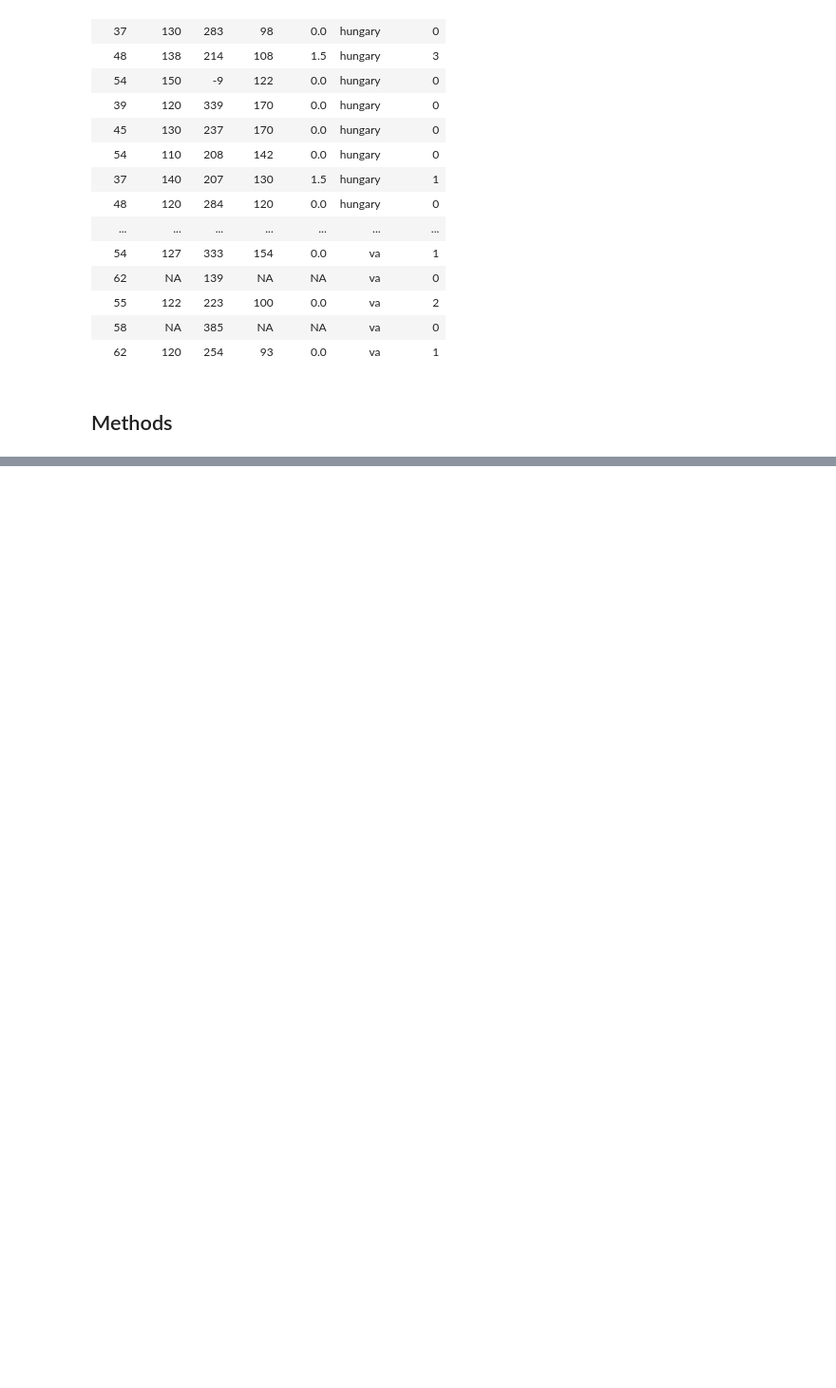
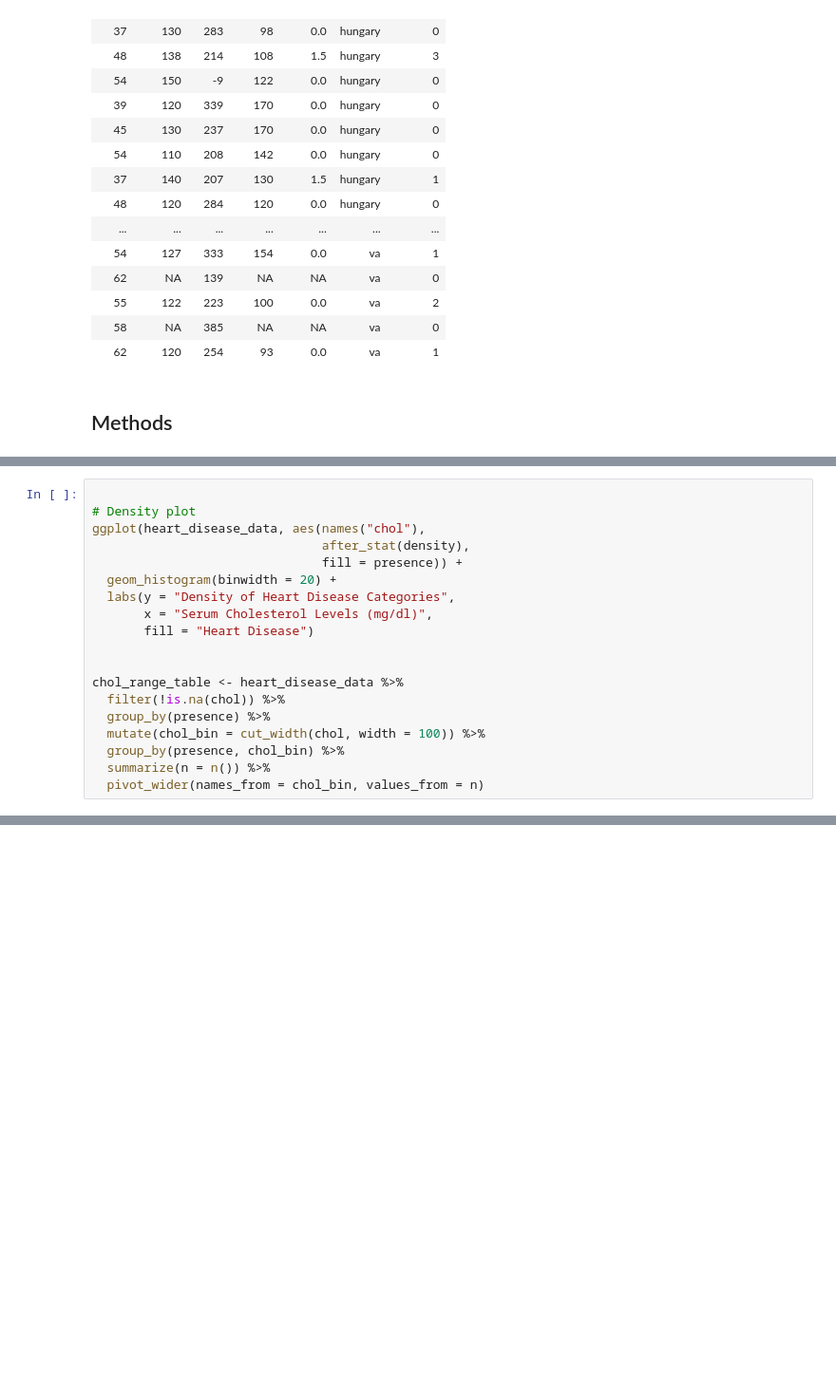
Before and after one commit to tashijain/DSCI100GroupProject, a Jupyter notebook: group_proposal.ipynb, the cells around one changed output, grey strips where cells are left out. Shown at 95% size. Cells and saved outputs as stored; diff of their text form; blank space fills up the shorter version.

```diff
--- a/group_proposal.ipynb
+++ b/group_proposal.ipynb
@@ -118,0 +187,20 @@ A tibble: 920 × 7
+# %%
+
+# Density plot
+ggplot(heart_disease_data, aes(names("chol"),
+                               after_stat(density),
+                               fill = presence)) +
+  geom_histogram(binwidth = 20) +
+  labs(y = "Density of Heart Disease Categories",
+       x = "Serum Cholesterol Levels (mg/dl)",
+       fill = "Heart Disease")
+
+
+chol_range_table <- heart_disease_data %>%
+  filter(!is.na(chol)) %>%
+  group_by(presence) %>%
+  mutate(chol_bin = cut_width(chol, width = 100)) %>%
+  group_by(presence, chol_bin) %>%
+  summarize(n = n()) %>%
+  pivot_wider(names_from = chol_bin, values_from = n)
+# %% [output]
@@ -118,0 +224 @@ A tibble: 920 × 7
+[figure, added]
```
Also changed, not shown: parts of 11 cells of this notebook.
